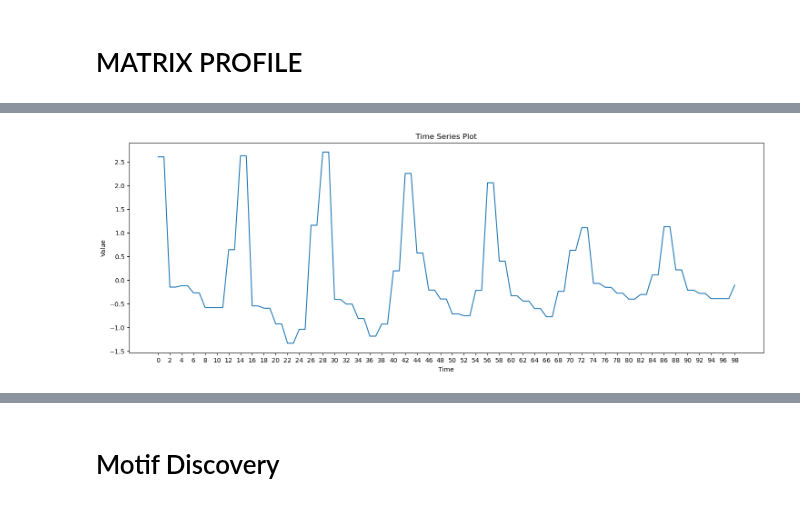
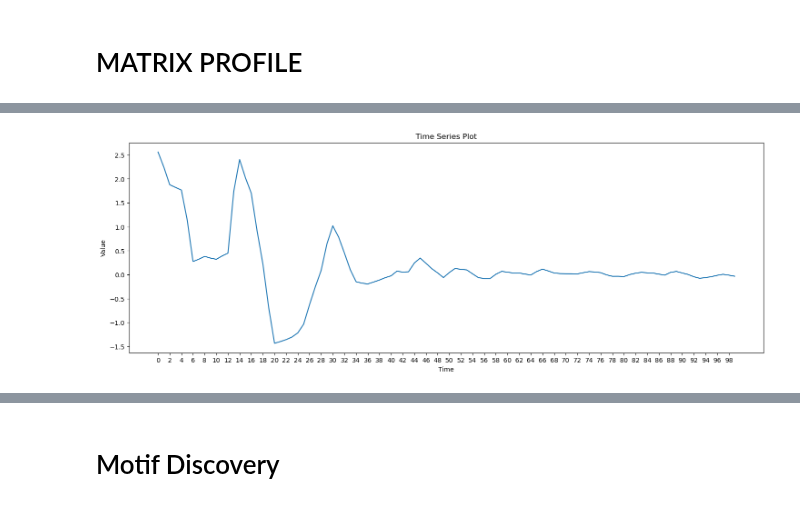
Before and after one commit to luigiascio/Data-Mining-2, a Jupyter notebook: time_series/TS_motifs_discord.ipynb, the cells around one changed output, grey strips where cells are left out. Cells and saved outputs as stored; diff of their text form; code cells hidden in the pictures.

```diff
--- a/time_series/TS_motifs_discord.ipynb
+++ b/time_series/TS_motifs_discord.ipynb
@@ -10,6 +10,7 @@ from collections import defaultdict
 # MATRIX PROFILE
 # %%
 df = pd.read_csv("ts_approx.csv")
+df_noapprox = pd.read_csv("ts_transformed.csv")
 # %%
 df
 # %% [output]
@@ -29,23 +30,23 @@ df
 # %%
 import pandas as pd
 import pywt
 
 # Select the first row for demonstration
-row = df.iloc[3]
+row = df_noapprox.iloc[2]
 
 # Extract the time series data (columns '0' to '15')
-time_series = row[1:100].astype(float)
+time_series = row[1:101].astype(float)
 
 # Create the plot
 plt.figure(figsize=(18, 6))
 plt.plot(time_series)
 plt.title('Time Series Plot')
 plt.xticks(ticks=time_series.index[::2], labels=time_series.index[::2])
 plt.xlabel('Time')
 plt.ylabel('Value')
 plt.show()
 # %% [output]
-[figure, old version]
+[figure, new version]
 # %%
 # !pip install matrixprofile-ts
 # %%
```
Also changed, not shown: parts of 16 cells of this notebook.
